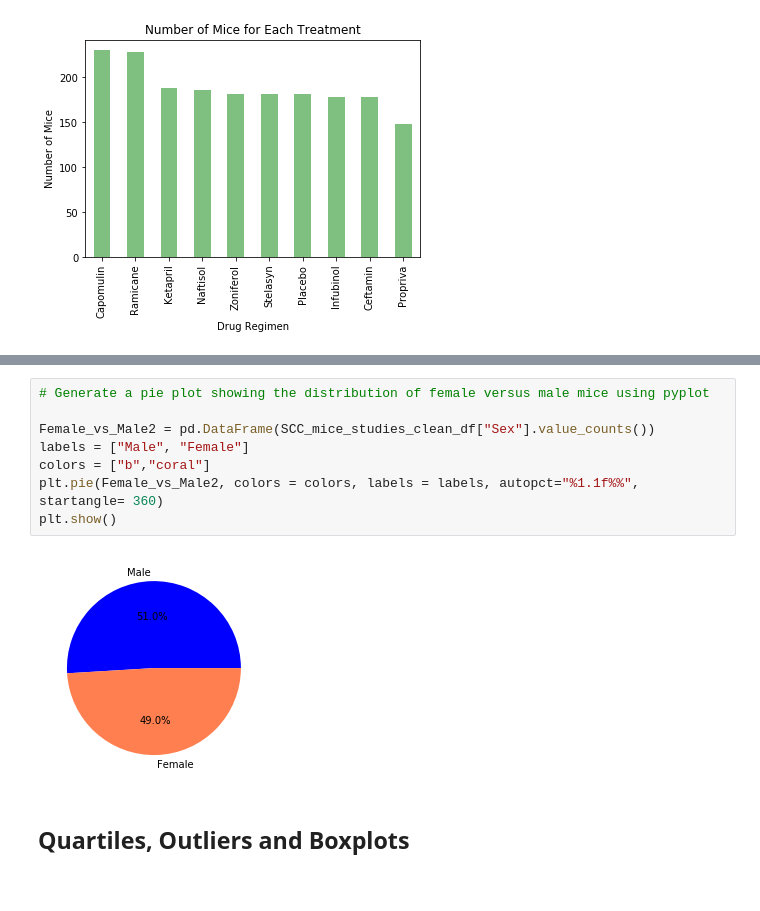
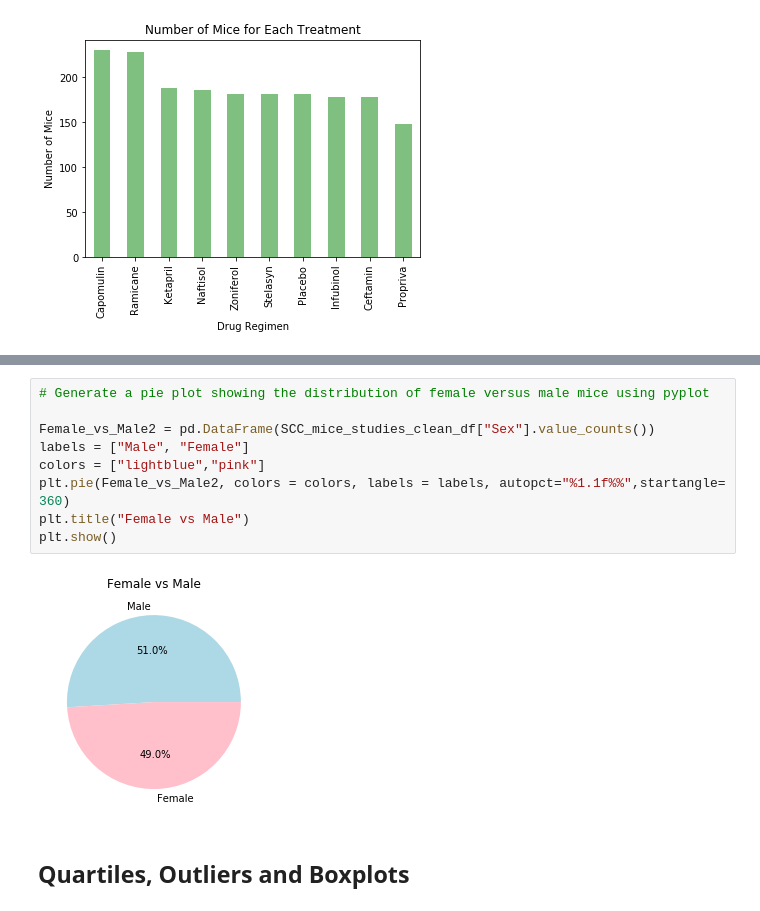
Before and after one commit to liliana-ilut/Matplotlib-Challenge, a Jupyter notebook: Pymaceuticals/pymaceuticals.ipynb, the cells around one changed output, grey strips where cells are left out. Saved outputs shown, nothing was run; the diff lists cells and outputs as text.

```diff
--- a/Pymaceuticals/pymaceuticals.ipynb
+++ b/Pymaceuticals/pymaceuticals.ipynb
@@ -230,12 +237,13 @@ plot = Female_vs_Male_df.plot.pie(y= "Sex", autopct = "%1.1f%%", figsize=(5, 5))
 # %%
 # Generate a pie plot showing the distribution of female versus male mice using pyplot
 
 Female_vs_Male2 = pd.DataFrame(SCC_mice_studies_clean_df["Sex"].value_counts())
 labels = ["Male", "Female"]
-colors = ["b","coral"]
-plt.pie(Female_vs_Male2, colors = colors, labels = labels, autopct="%1.1f%%", startangle= 360)
+colors = ["lightblue","pink"]
+plt.pie(Female_vs_Male2, colors = colors, labels = labels, autopct="%1.1f%%",startangle= 360)
+plt.title("Female vs Male")
 plt.show()
 # %% [output]
-[figure, old version]
+[figure, new version]
 # %% [markdown]
 ## Quartiles, Outliers and Boxplots
```
Also changed, not shown: parts of 8 cells of this notebook.
